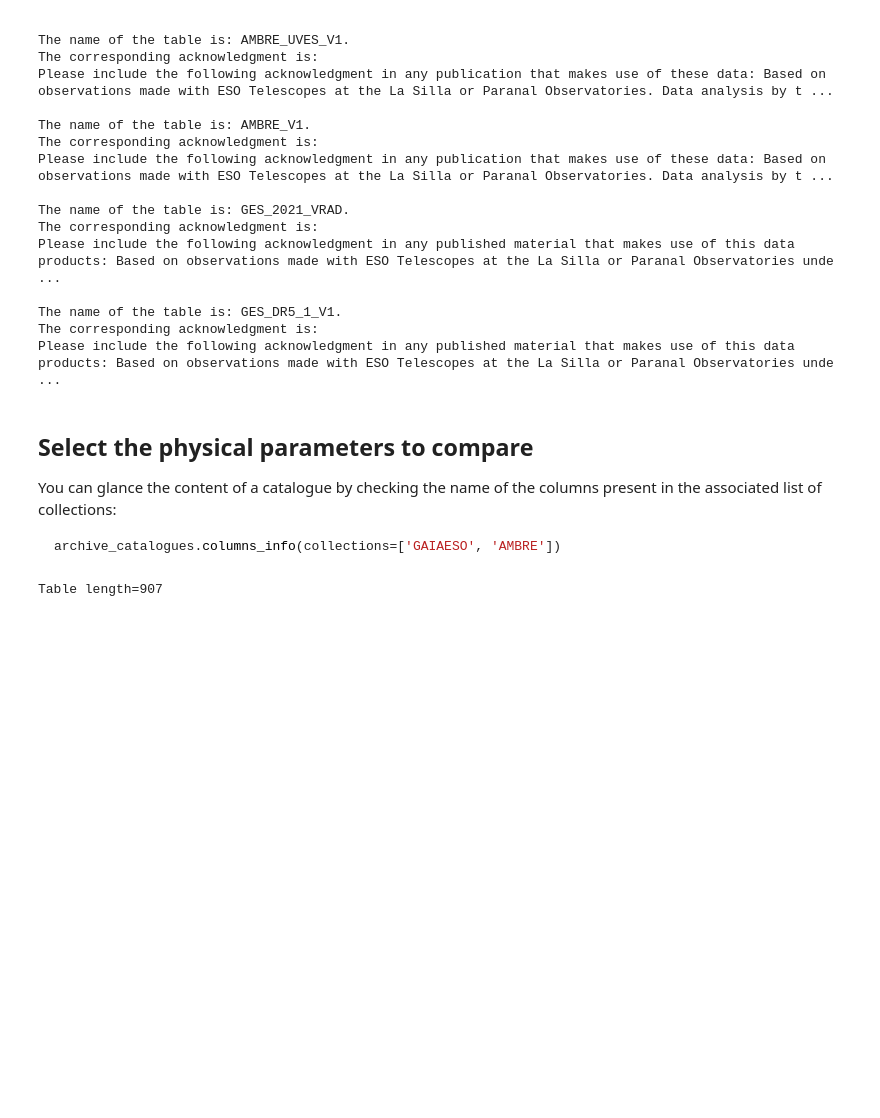
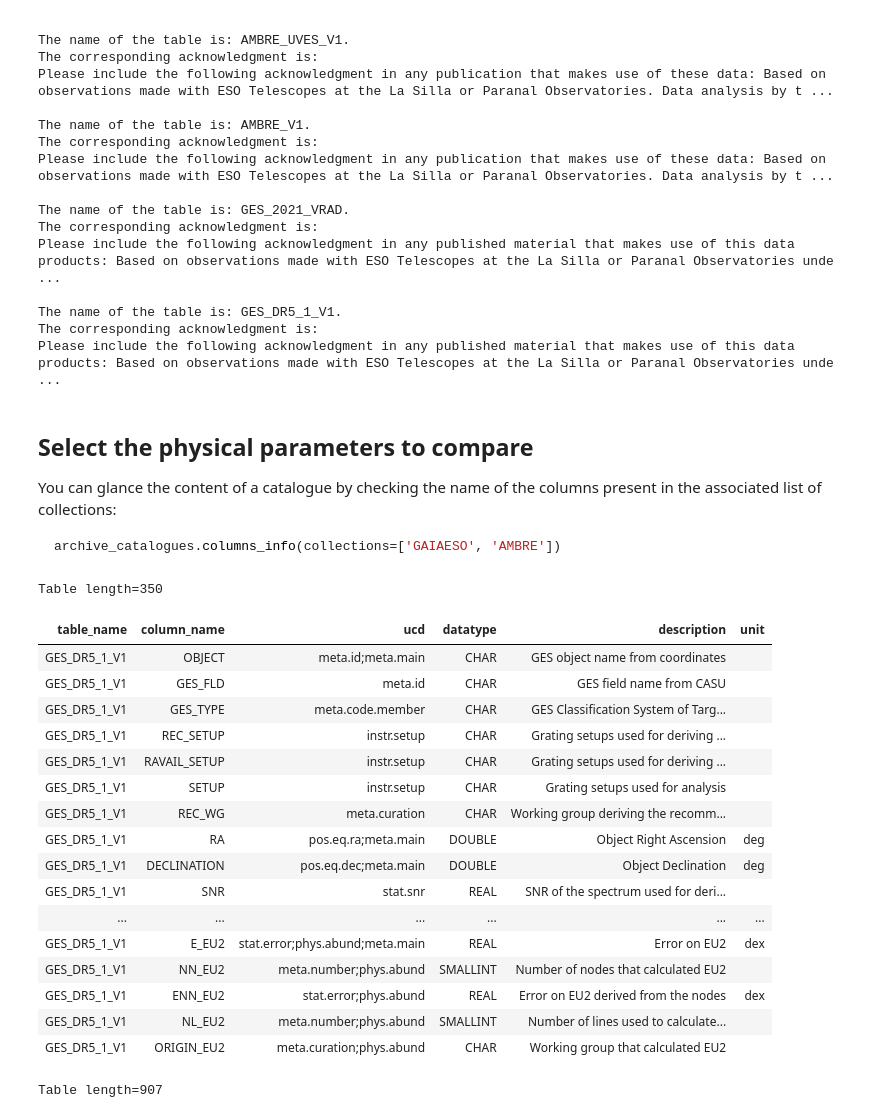
Before and after one commit to ashleythomasbarnes/ESOAsg, a Jupyter notebook: doc/notebooks/example05_HOWTO_compareCatalogues.ipynb, the cells around one changed output. Drawn from its saved outputs; the diff is of its cells as text; code cells hidden in the pictures; blank space fills up the shorter version.

````diff
--- a/doc/notebooks/example05_HOWTO_compareCatalogues.ipynb
+++ b/doc/notebooks/example05_HOWTO_compareCatalogues.ipynb
@@ -91,5 +91,26 @@ You can glance the content of a catalogue by checking the name of the columns pr
 ```python
 archive_catalogues.columns_info(collections=['GAIAESO', 'AMBRE'])
 ```
+# %%
+archive_catalogues.columns_info(tables='GES_DR5_1_V1').show_in_notebook(display_length=5, show_row_index=False)
+# %% [output]
+Table length=350
+| table_name | column_name | ucd | datatype | description | unit |
+| GES_DR5_1_V1 | OBJECT | meta.id;meta.main | CHAR | GES object name from coordinates |  |
+| GES_DR5_1_V1 | GES_FLD | meta.id | CHAR | GES field name from CASU |  |
+| GES_DR5_1_V1 | GES_TYPE | meta.code.member | CHAR | GES Classification System of Targ... |  |
+| GES_DR5_1_V1 | REC_SETUP | instr.setup | CHAR | Grating setups used for deriving ... |  |
+| GES_DR5_1_V1 | RAVAIL_SETUP | instr.setup | CHAR | Grating setups used for deriving ... |  |
+| GES_DR5_1_V1 | SETUP | instr.setup | CHAR | Grating setups used for analysis |  |
+| GES_DR5_1_V1 | REC_WG | meta.curation | CHAR | Working group deriving the recomm... |  |
+| GES_DR5_1_V1 | RA | pos.eq.ra;meta.main | DOUBLE | Object Right Ascension | deg |
+| GES_DR5_1_V1 | DECLINATION | pos.eq.dec;meta.main | DOUBLE | Object Declination | deg |
+| GES_DR5_1_V1 | SNR | stat.snr | REAL | SNR of the spectrum used for deri... |  |
+| ... | ... | ... | ... | ... | ... |
+| GES_DR5_1_V1 | E_EU2 | stat.error;phys.abund;meta.main | REAL | Error on EU2 | dex |
+| GES_DR5_1_V1 | NN_EU2 | meta.number;phys.abund | SMALLINT | Number of nodes that calculated EU2 |  |
+| GES_DR5_1_V1 | ENN_EU2 | stat.error;phys.abund | REAL | Error on EU2 derived from the nodes | dex |
+| GES_DR5_1_V1 | NL_EU2 | meta.number;phys.abund | SMALLINT | Number of lines used to calculate... |  |
+| GES_DR5_1_V1 | ORIGIN_EU2 | meta.curation;phys.abund | CHAR | Working group that calculated EU2 |  |
 # %%
 columns = archive_catalogues.columns_info(collections=['GAIAESO', 'AMBRE'])
````
Also changed, not shown: parts of 8 cells of this notebook.
